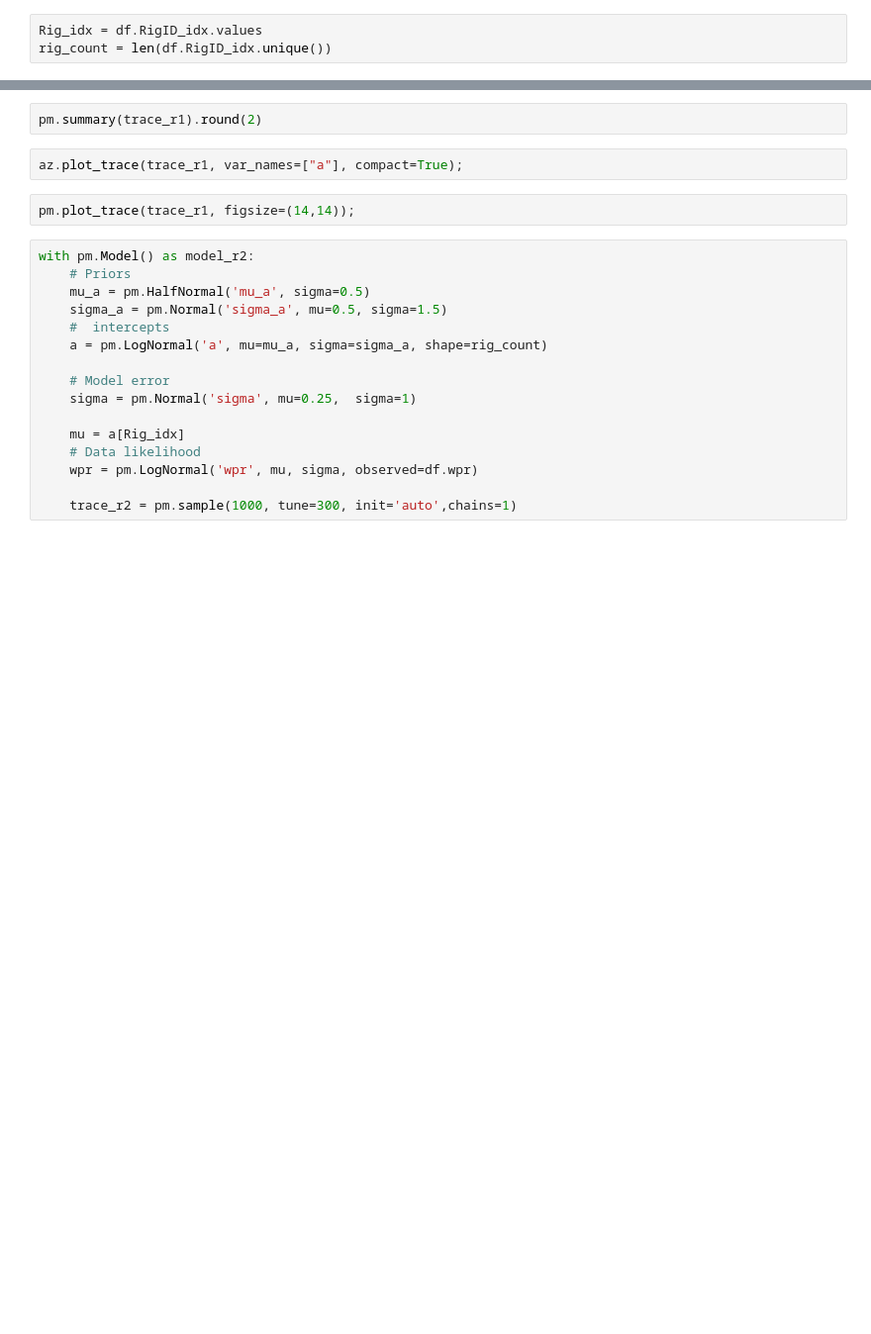
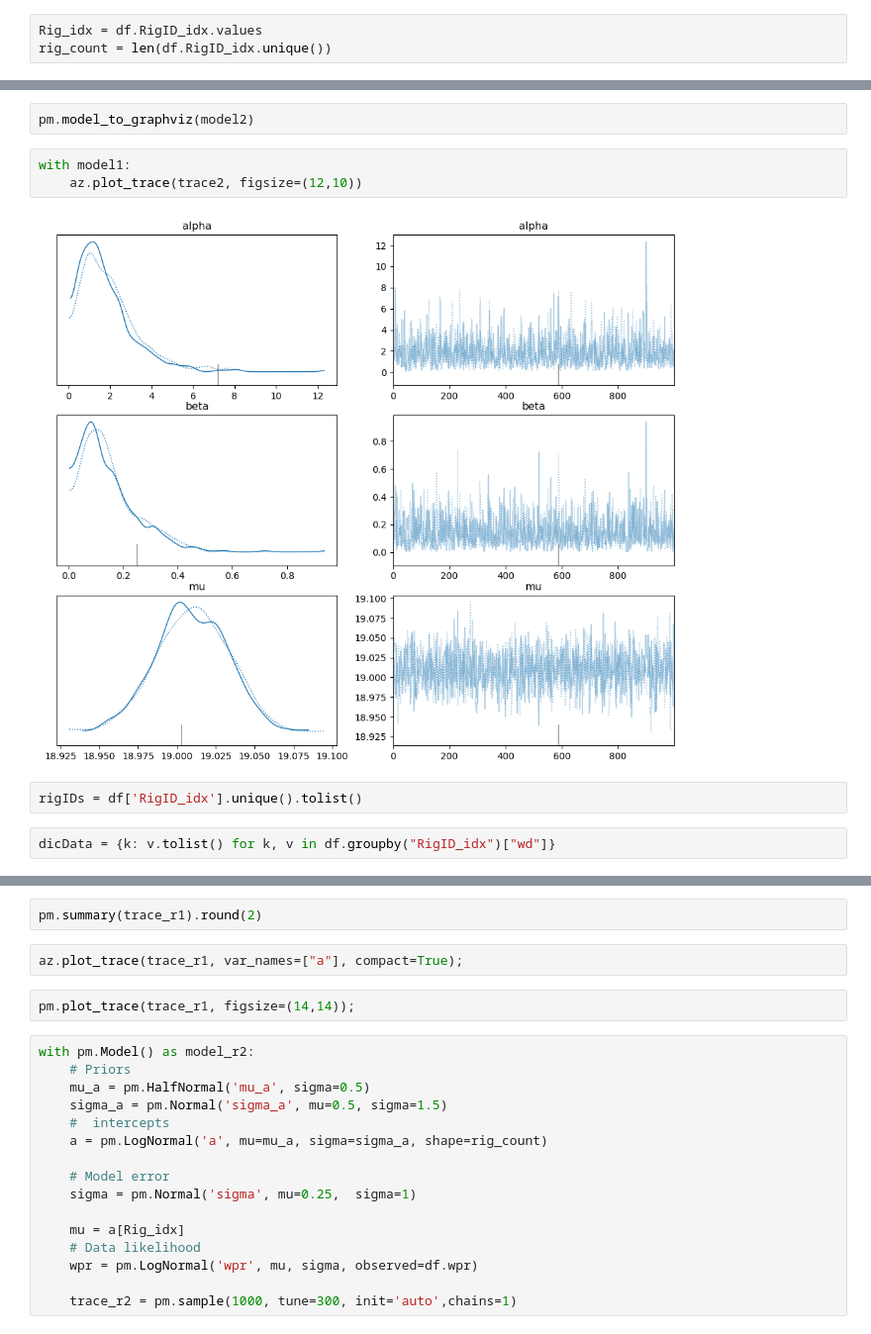
Before and after one commit to JozefSL/pyNotes, a Jupyter notebook: pymc3/WellsPerRig.ipynb, the cells around one changed output, grey strips where cells are left out. Shown at 99% size. Cells and saved outputs as stored; diff of their text form; blank space fills up the shorter version.

```diff
--- a/pymc3/WellsPerRig.ipynb
+++ b/pymc3/WellsPerRig.ipynb
@@ -316,0 +359,11 @@ rig_count = len(df.RigID_idx.unique())
+# %%
+pm.model_to_graphviz(model2)
+# %%
+with model1:
+    az.plot_trace(trace2, figsize=(12,10))
+# %% [output]
+[figure, added]
+# %%
+rigIDs = df['RigID_idx'].unique().tolist()
+# %%
+dicData = {k: v.tolist() for k, v in df.groupby("RigID_idx")["wd"]}
```
Also changed, not shown: parts of 16 cells of this notebook.
